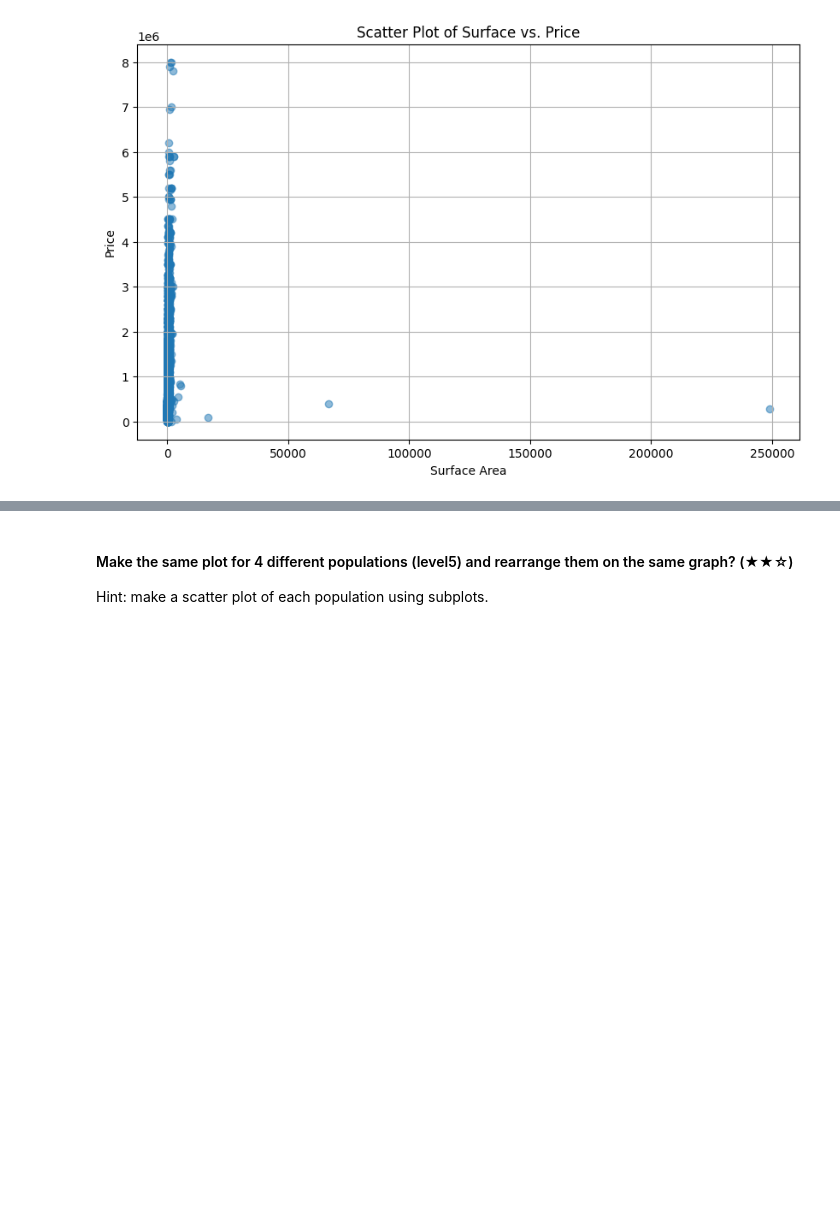
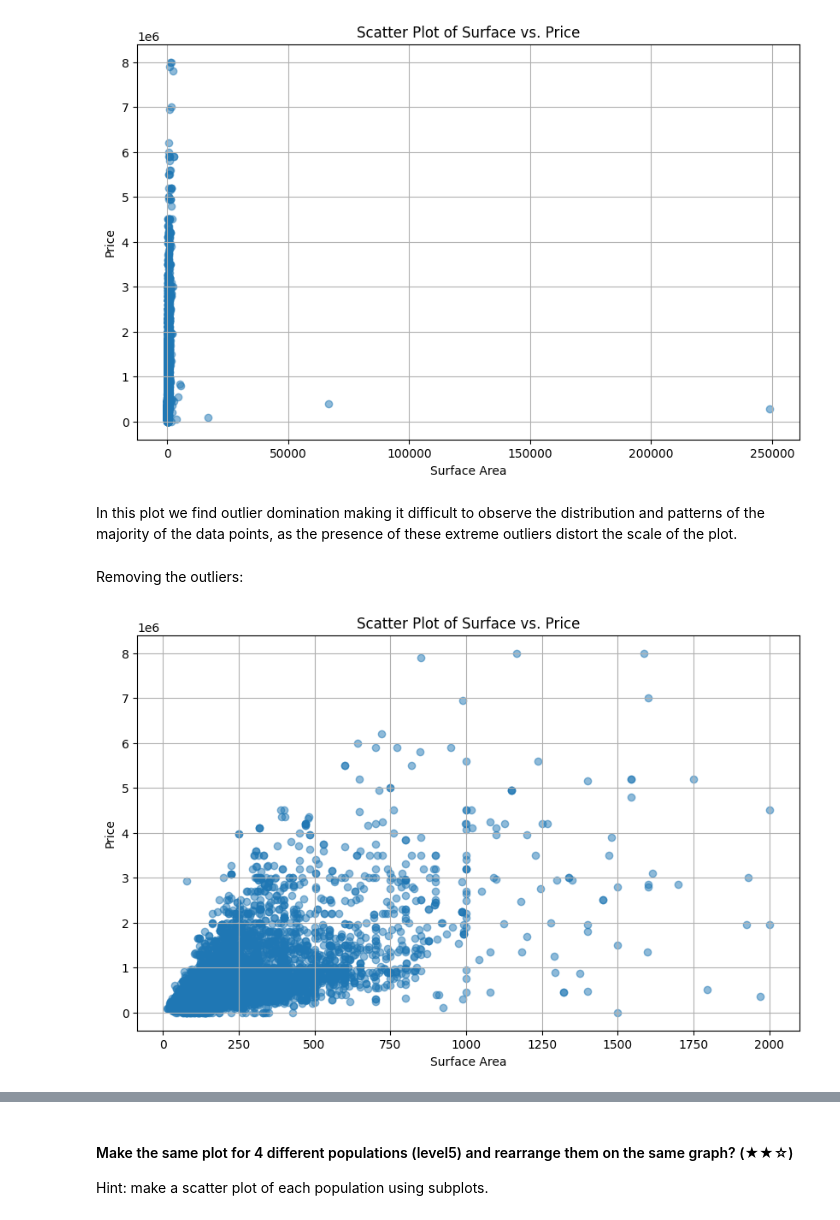
Before and after one commit to rbaset5/realestate-datacleanup-exercise, a Jupyter notebook: notebooks/Project.ipynb, the cells around one changed output, grey strips where cells are left out. Drawn from its saved outputs; the diff is of its cells as text; code cells hidden in the pictures; blank space fills up the shorter version.

```diff
--- a/notebooks/Project.ipynb
+++ b/notebooks/Project.ipynb
@@ -745,4 +745,25 @@ plt.grid(True)
 plt.show()
 # %% [output]
 [figure]
+# %% [markdown]
+In this plot we find outlier domination making it difficult to observe the distribution and patterns of the majority of the data points, as the presence of these extreme outliers distort the scale of the plot.
+# %% [markdown]
+Removing the outliers:
+# %%
+# Defining a threshold for surface area to filter outliers
+max_surface_threshold = 2000
+
+# Filter the data to exclude outliers
+filtered_data = filtered_data[filtered_data['surface'] <= max_surface_threshold]
+
+# Create a scatter plot
+plt.figure(figsize=(10, 6))
+plt.scatter(filtered_data['surface'], filtered_data['price'], alpha=0.5)
+plt.title('Scatter Plot of Surface vs. Price')
+plt.xlabel('Surface Area')
+plt.ylabel('Price')
+plt.grid(True)
+plt.show()
+# %% [output]
+[figure, added]
 # %% [markdown]
```
Also changed, not shown: parts of 6 cells of this notebook.
